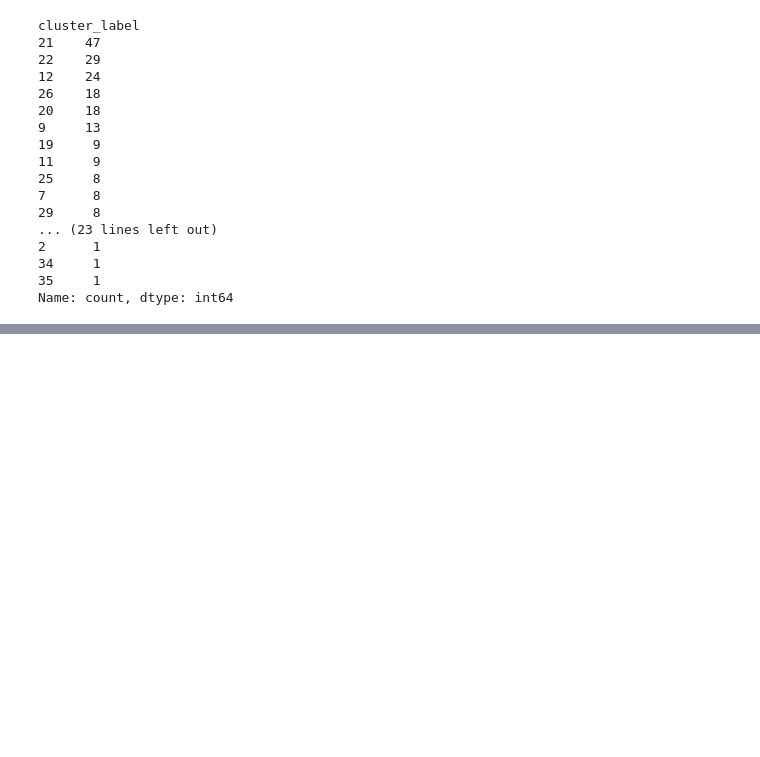
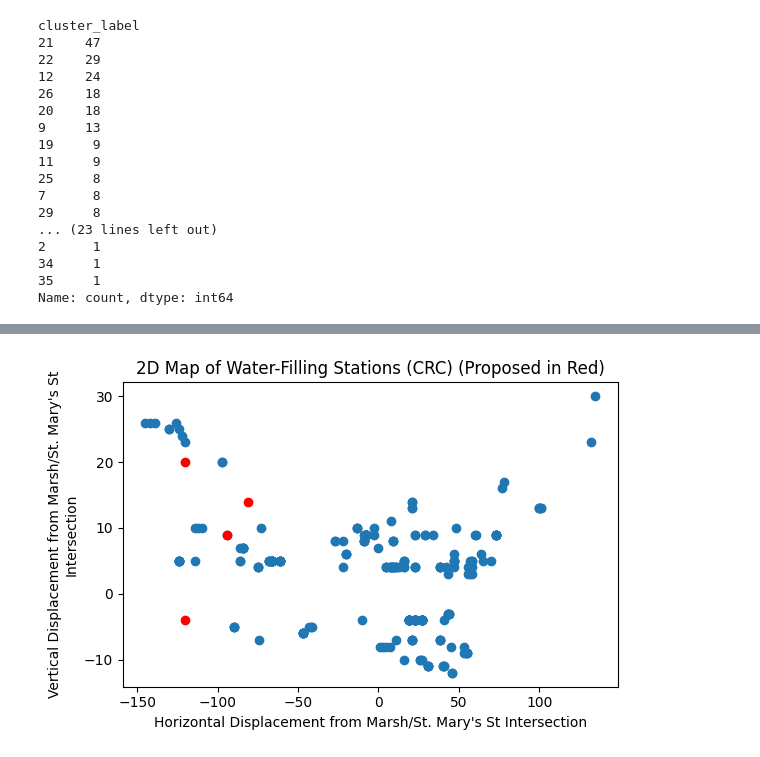
Before and after one commit to BU-Spark/ds-bu-sustainability-water, a Jupyter notebook: sp24-team-a/mid-semester-report/data/visualizations/coordinate_display.ipynb, the cells around one changed output, grey strips where cells are left out. Cells and saved outputs as stored; diff of their text form; code cells hidden in the pictures; blank space fills up the shorter version.

```diff
--- a/sp24-team-a/mid-semester-report/data/visualizations/coordinate_display.ipynb
+++ b/sp24-team-a/mid-semester-report/data/visualizations/coordinate_display.ipynb
@@ -165,0 +250,37 @@ m.save("bottle_filling_stations_overlay.html")
+# %%
+fig = plt.figure(figsize=(6, 4))
+ax = fig.add_subplot(111)
+X = [coord[0] for coord in inventory["coordinates"]]
+Y = [coord[1] for coord in inventory["coordinates"]]
+ax.scatter(X, Y)
+
+potential = pd.read_csv("./potential_list.csv")
+potential["coordinates"] = list(
+    zip(
+        potential["X"].astype(int),
+        potential["Y"].astype(int),
+        potential["Z"].astype(int),
+    )
+)
+new_X = [
+    coord[0]
+    for coord, add in zip(potential["coordinates"], potential["Add"].astype(int))
+    if add == 1
+]
+new_Y = [
+    coord[1]
+    for coord, add in zip(potential["coordinates"], potential["Add"].astype(int))
+    if add == 1
+]
+ax.scatter(new_X, new_Y, color="red")
+
+ax.set_xlabel(
+    "Horizontal Displacement from Marsh/St. Mary's St Intersection", wrap=True
+)
+ax.set_ylabel("Vertical Displacement from Marsh/St. Mary's St Intersection", wrap=True)
+ax.set_title("2D Map of Water-Filling Stations (CRC) (Proposed in Red)")
+
+plt.tight_layout()
+plt.show()
+# %% [output]
+[figure, added]
```
Also changed, not shown: parts of 9 cells of this notebook, 22 other files.
